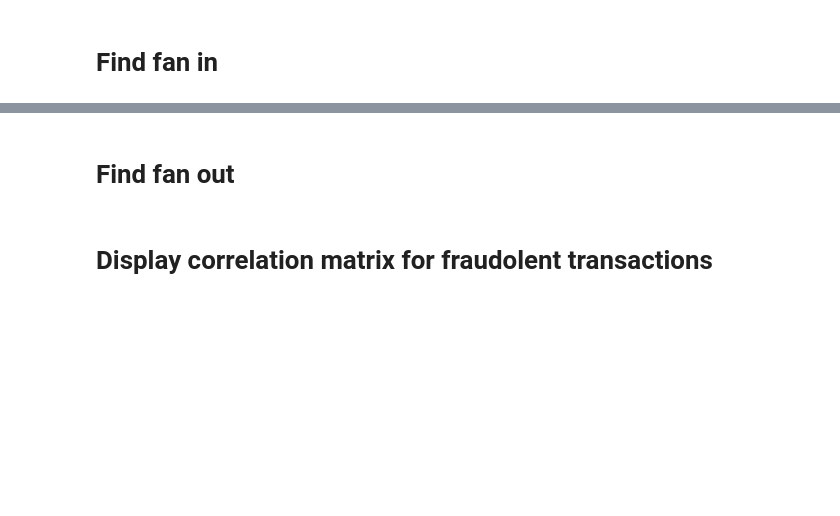
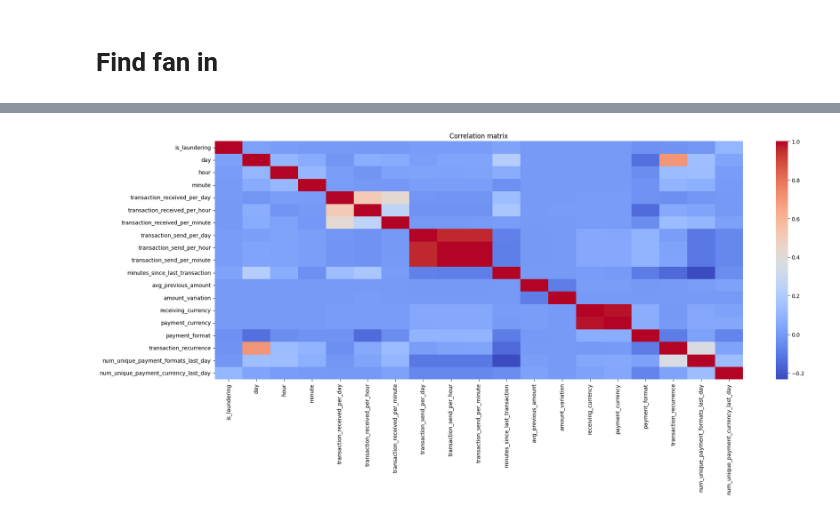
Before and after one commit to fabiobrambilla98/Joint_Project_AMD_SM2L, a Jupyter notebook: project/data_analysis.ipynb, the cells around one changed output, grey strips where cells are left out. Saved outputs shown, nothing was run; the diff lists cells and outputs as text; code cells hidden in the pictures; blank space fills up the shorter version.

```diff
--- a/project/data_analysis.ipynb
+++ b/project/data_analysis.ipynb
@@ -728,2 +1032,28 @@ df = add_fan_in(df)
+# %%
+df = df.withColumn("timestamp_minutes", F.unix_timestamp("timestamp")/60)
+
+# Crea una finestra partizionata per from_account e ordinata per timestamp_minutes
+# e limita la finestra alle ultime 24 ore (1440 minuti)
+windowSpec = Window.partitionBy("from_account").orderBy("timestamp_minutes")\
+            .rangeBetween(-1440, Window.currentRow)
+
+# Calcola i diversi payment_format utilizzati all'interno della finestra temporale
+df = df.withColumn("unique_payment_formats_last_day", F.collect_set("payment_format").over(windowSpec))
+
+# Calcola il numero di metodi di pagamento unici utilizzati
+df = df.withColumn("num_unique_payment_formats_last_day", F.size("unique_payment_formats_last_day"))
+# %%
+# Crea una finestra partizionata per from_account e ordinata per timestamp_minutes
+# e limita la finestra alle ultime 24 ore (1440 minuti)
+windowSpec = Window.partitionBy("from_account").orderBy("timestamp_minutes")\
+            .rangeBetween(-1440, Window.currentRow)
+
+# Calcola i diversi payment_format utilizzati all'interno della finestra temporale
+df = df.withColumn("unique_payment_currency_last_day", F.collect_set("payment_currency").over(windowSpec))
+
+# Calcola il numero di metodi di pagamento unici utilizzati
+df = df.withColumn("num_unique_payment_currency_last_day", F.size("unique_payment_currency_last_day"))
+# %%
+df = df.drop('timestamp_minutes').drop('unique_payment_formats_last_day').drop('unique_payment_currency_last_day')
 # %%
 df.show()
@@ -730,2 +1078,0 @@ df.show()
-# %% [markdown]
-# Find fan out
@@ -789,2 +1078,0 @@ def add_fan_out(df, num_partitions, total_fan_out=None):
-# %%
-df = add_fan_out(df, 12)
@@ -793,24 +1079,24 @@ df.show()
-# %% [markdown]
-# Display correlation matrix for fraudolent transactions
 # %%
 # Seleziona le colonne numeriche su cui calcolare la correlazione
-numeric_columns = ['from_bank', 'to_bank', 'from_account', 'to_account','receiving_currency','payment_currency','payment_format', 'amount_received', 'amount_paid',  'day', 'hour', 'minute', 'transaction_received_per_day',  'transaction_received_per_hour',  'transaction_received_per_minute', 'transaction_send_per_day',  'transaction_send_per_hour',  'transaction_send_per_minute','payment_payment',  'fan_in_degree','hop_2', 'hop_3', 'hop_4', 'hop_5', 'hop_6', 'hop_7', 'hop_8', 'hop_9', 'hop_10', 'hop_11', 'hop_12', 'hop_13','is_laundering']
+numeric_columns = ['from_bank', 'to_bank', 'from_account', 'to_account','receiving_currency','payment_currency','payment_format', 'amount_received', 'amount_paid',  'day', 'hour', 'minute', 'transaction_received_per_day',  'transaction_received_per_hour',  'transaction_received_per_minute', 'transaction_send_per_day',  'transaction_send_per_hour',  'transaction_send_per_minute','payment_payment','hop_2', 'hop_3', 'hop_4', 'hop_5', 'hop_6', 'hop_7', 'hop_8', 'hop_9', 'hop_10', 'hop_11', 'hop_12', 'fan_in_degree', 'fan_out_degree', 'is_laundering']
 
 # Crea un VectorAssembler per creare una singola colonna "features"
-assembler = VectorAssembler(inputCols=numeric_columns, outputCol="features")
+assembler = VectorAssembler(inputCols=df.columns, outputCol="features")
 assembled_df = assembler.transform(df).select("features")
 
 
 # Calcola la matrice di correlazione per entrambi i casi
-laundering_corr_matrix = df.select(numeric_columns).toPandas().corr()
+laundering_corr_matrix = df.select(df.columns).toPandas().corr()
 
 # create subplots
 
-fig, ax = plt.subplots(figsize=(20, 5))
+fig, ax = plt.subplots(figsize=(22, 8))
 
 # plot the first correlation matrix heatmap
 sns.heatmap(laundering_corr_matrix, cmap='coolwarm', annot=False, ax=ax)
 ax.set_title('Correlation matrix')
 
 # display the plot
 plt.show()
+# %% [output]
+[figure, added]
```
Also changed, not shown: parts of 86 cells of this notebook, 7 other files.
